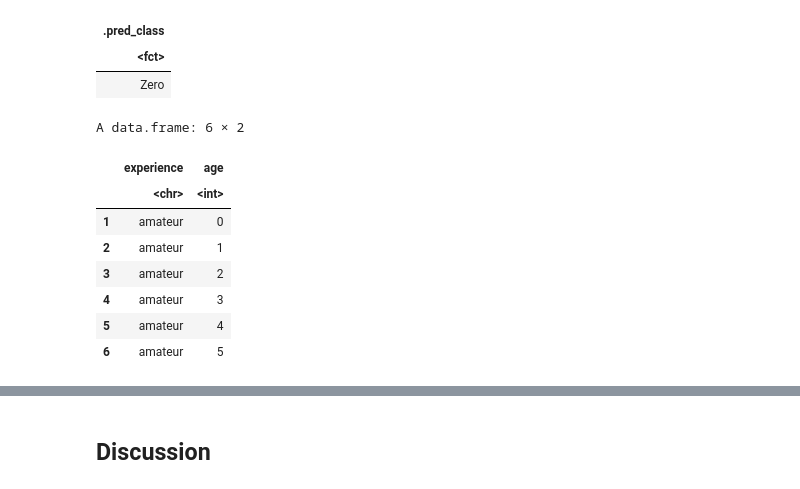
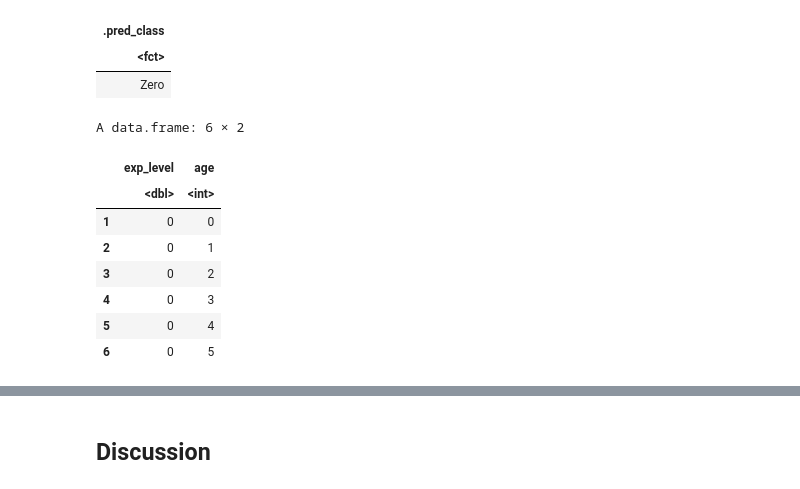
Before and after one commit to amazingk147/DSCI100-Project-Group-42, a Jupyter notebook: project_notebook.ipynb, the cells around one changed output, grey strips where cells are left out. Cells and saved outputs as stored; diff of their text form; code cells hidden in the pictures.

Commit message:
running the model on fake data + filtering for High and Extreme outputs

```diff
--- a/project_notebook.ipynb
+++ b/project_notebook.ipynb
@@ -294,39 +294,42 @@ A tibble: 1 × 1
 # %%
 # Loading in the fake players data set
 
 url <- "https://drive.google.com/uc?export=download&id=177BnvAy2DI-YJAGaoQucoAz0TQmxRZ6H"
-fake_players <- read.csv(url)
+fake_player_data <- read.csv(url)
 
-head(fake_players)
 
 # Filtering for experience level
 
-fake_amateur<- fake_players |>
-                filter(experience=='amateur')|>
+fake_amateur<- fake_player_data |>
+                filter(exp_level=='amateur')|>
                 mutate(exp_level = 0)
 
-fake_beginner<- fake_players|>
-                filter(experience=='beginner')|>
+fake_beginner<- fake_player_data|>
+                filter(exp_level=='beginner')|>
                 mutate(exp_level = 1)
 
-fake_regular<- fake_players|>
-                filter(experience=='regular')|>
+fake_regular<- fake_player_data|>
+                filter(exp_level=='regular')|>
                 mutate(exp_level = 2)
 
-fake_pro<- fake_players |>
-            filter(experience=='pro')|>
+fake_pro<- fake_player_data |>
+            filter(exp_level=='pro')|>
                 mutate(exp_level = 3)
 
-fake_veteran <- fake_players |>
-                filter(experience=='veteran')|>
+fake_veteran <- fake_player_data |>
+                filter(exp_level=='veteran')|>
                 mutate(exp_level = 4)
+
+fake_players <- rbind(fake_amateur, fake_beginner, fake_regular, fake_pro, fake_veteran) |>
+                    select(exp_level, age)
+head(fake_players)
 # %% [output]
 A data.frame: 6 × 2
-|  | experience | age |
-|  | <chr> | <int> |
-| 1 | amateur | 0 |
-| 2 | amateur | 1 |
-| 3 | amateur | 2 |
-| 4 | amateur | 3 |
-| 5 | amateur | 4 |
-| 6 | amateur | 5 |
+|  | exp_level | age |
+|  | <dbl> | <int> |
+| 1 | 0 | 0 |
+| 2 | 0 | 1 |
+| 3 | 0 | 2 |
+| 4 | 0 | 3 |
+| 5 | 0 | 4 |
+| 6 | 0 | 5 |
```
Also changed, not shown: parts of 2 cells of this notebook.
